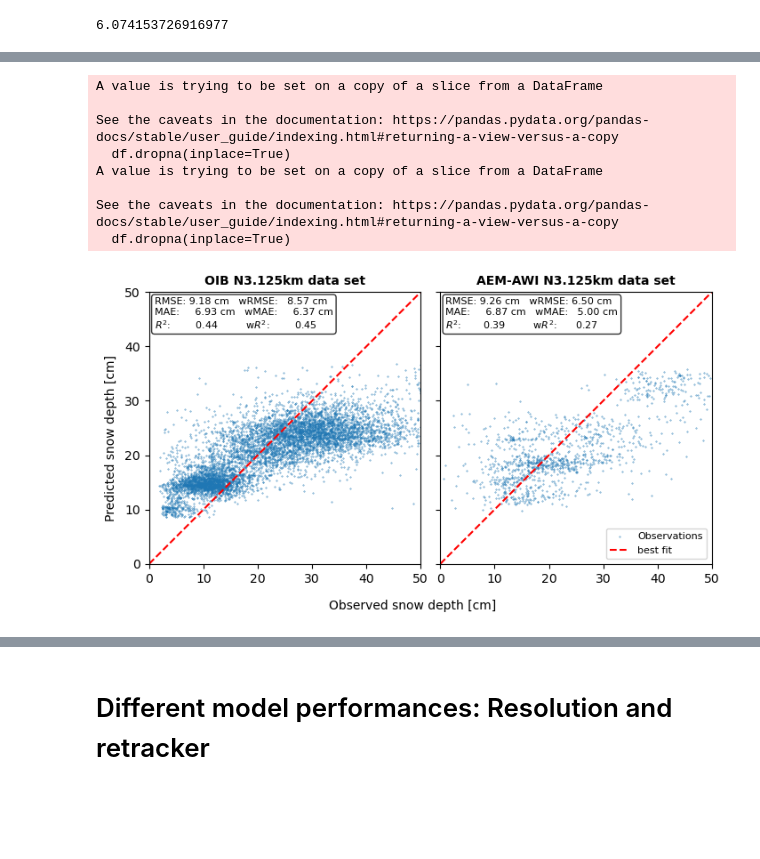
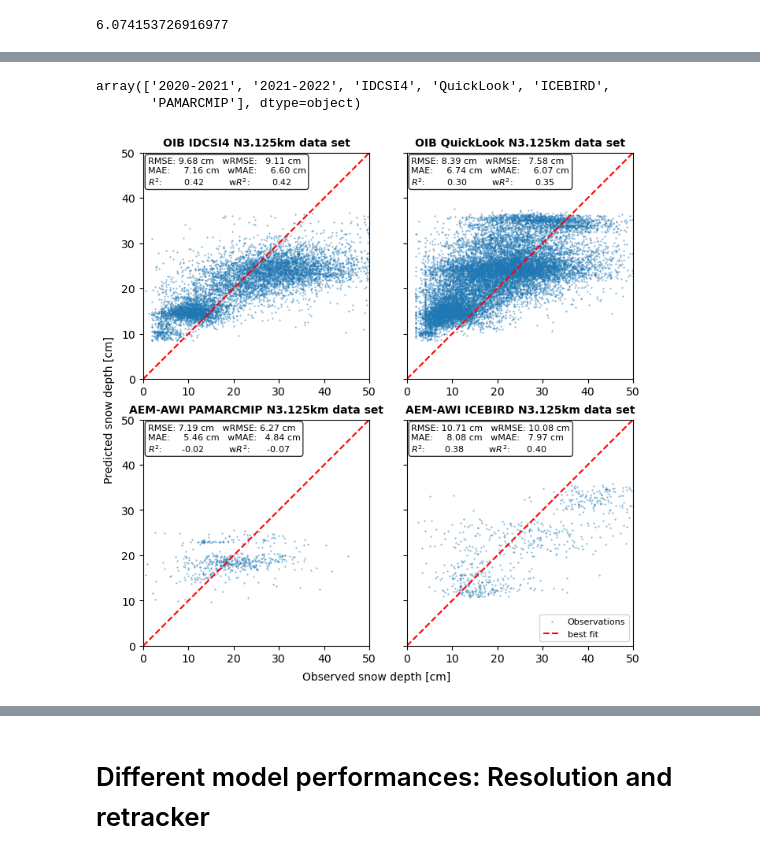
Before and after one commit to EHTellefsen/Arctic_Snow_Products, a Jupyter notebook: analysis/evaluate_model_performance.ipynb, the cells around one changed output, grey strips where cells are left out. Saved outputs shown, nothing was run; the diff lists cells and outputs as text; code cells hidden in the pictures; blank space fills up the shorter version.

Commit message:
finalize split script and plots

```diff
--- a/analysis/evaluate_model_performance.ipynb
+++ b/analysis/evaluate_model_performance.ipynb
@@ -96,12 +116,21 @@ print(np.sqrt(0.003689534349821941)*100)  # weighted RMSE on training set
+# %%
+input_df.secondary_id.unique()
+# %% [output]
+array(['2020-2021', '2021-2022', 'IDCSI4', 'QuickLook', 'ICEBIRD',
+       'PAMARCMIP'], dtype=object)
 # %%
-train_df = pd.read_parquet(data['train'])
-train_df.dropna(inplace=True)
-OIB_df = train_df[train_df['primary_id'].isin(['OIB'])]
-AEM_df = train_df[train_df['primary_id'].isin(['AEM_AWI'])]
+input_df = pd.read_parquet('C:\\Users\\ehate\\Desktop\\ASP\\ASP_code_projects\\ASP_predictor\\data\\intermediate\\datasets_final\\LARM_smoothed\\EASE2.0_N3.125km\\ASTD_v1.0-N3.125km-LARM_smoothed.parquet')
+#input_df.dropna(inplace=True)
+OIB_IDCSI4_df = input_df[input_df['secondary_id'].isin(['IDCSI4'])]
+OIB_QL_df = input_df[input_df['secondary_id'].isin(['QuickLook'])]
+OIB_QL_df = OIB_QL_df[OIB_QL_df['time']<'2015-01-01']  # limit to before Apr 2022
+AEM_PAMARCMIP_df = input_df[input_df['secondary_id'].isin(['PAMARCMIP'])]
+AEM_ICEBIRD_df = input_df[input_df['secondary_id'].isin(['ICEBIRD'])]
 
-fig, ax = plt.subplots(1, 2, figsize=(7,4), layout='constrained', sharey=True)
-for df in [OIB_df,  AEM_df]:
-    df.dropna(inplace=True)
+fig, ax = plt.subplots(2, 2, figsize=(7,7), layout='constrained', sharey=True)
+ax = ax.flatten()
+for df in [OIB_IDCSI4_df, OIB_QL_df, AEM_PAMARCMIP_df, AEM_ICEBIRD_df]:
+    #df.dropna(inplace=True)
     y_true = df['SD_mean'].values
     y_pred = model.predict(df)
     #weights = dataset['weight'].values
@@ -109,44 +138,51 @@ for df in [OIB_df,  AEM_df]:
     rmse = np.sqrt(np.mean((y_true - y_pred) ** 2))*100
     wrmse = np.sqrt(np.mean(((y_true - y_pred) ** 2) * (df['num_samples'] / np.mean(df['num_samples']))))*100
     mae = np.mean(np.abs(y_true - y_pred))*100
     wmae = np.mean(np.abs(y_true - y_pred) * (df['num_samples'] / np.mean(df['num_samples'])))*100
     r2 = 1 - (np.sum((y_true - y_pred) ** 2) / np.sum((y_true - np.mean(y_true)) ** 2))
     wr2 = 1 - (np.sum(((y_true - y_pred) ** 2) * (df['num_samples'] / np.mean(df['num_samples'])) ) / np.sum( ((y_true - np.mean(y_true)) ** 2) * (df['num_samples'] / np.mean(df['num_samples'])) ))
 
 
-    if df.equals(OIB_df):
-        title = 'OIB N3.125km data set'
+    if df.equals(OIB_IDCSI4_df):
+        title = 'OIB IDCSI4 N3.125km data set'
         idx = 0
         ax[idx].text(0.02, 0.98,
                 f"RMSE: {rmse:.2f} cm   wRMSE:   {wrmse:.2f} cm" + "\n" +
                 f"MAE:     {mae:.2f} cm   wMAE:     {wmae:.2f} cm" + "\n" +
                 f"$R^2$:        {r2:.2f}         w$R^2$:        {wr2:.2f}",
                         transform=ax[idx].transAxes, fontsize=8, verticalalignment='top', bbox=dict(boxstyle='round', facecolor='white', alpha=0.8))
-
-    elif df.equals(AEM_df):
-        title = 'AEM-AWI N3.125km data set'
+    elif df.equals(OIB_QL_df):
+        title = 'OIB QuickLook N3.125km data set'
         idx = 1
+        ax[idx].text(0.02, 0.98,
+                f"RMSE: {rmse:.2f} cm   wRMSE:   {wrmse:.2f} cm" + "\n" +
+                f"MAE:     {mae:.2f} cm   wMAE:     {wmae:.2f} cm" + "\n" +
+                f"$R^2$:        {r2:.2f}         w$R^2$:        {wr2:.2f}",
+                        transform=ax[idx].transAxes, fontsize=8, verticalalignment='top', bbox=dict(boxstyle='round', facecolor='white', alpha=0.8))
+    elif df.equals(AEM_PAMARCMIP_df):
+        title = 'AEM-AWI PAMARCMIP N3.125km data set'
+        idx = 2
+        ax[idx].text(0.02, 0.98,
+                f"RMSE: {rmse:.2f} cm   wRMSE: {wrmse:.2f} cm" + "\n" +
+                f"MAE:     {mae:.2f} cm   wMAE:   {wmae:.2f} cm" + "\n" +
+                f"$R^2$:       {r2:.2f}         w$R^2$:      {wr2:.2f}",
+                        transform=ax[idx].transAxes, fontsize=8, verticalalignment='top', bbox=dict(boxstyle='round', facecolor='white', alpha=0.8))
+    elif df.equals(AEM_ICEBIRD_df):
+        title = 'AEM-AWI ICEBIRD N3.125km data set'
+        idx = 3
         ax[idx].text(0.02, 0.98,
                 f"RMSE: {rmse:.2f} cm   wRMSE: {wrmse:.2f} cm" + "\n" +
                 f"MAE:     {mae:.2f} cm   wMAE:   {wmae:.2f} cm" + "\n" +
                 f"$R^2$:       {r2:.2f}         w$R^2$:      {wr2:.2f}",
                         transform=ax[idx].transAxes, fontsize=8, verticalalignment='top', bbox=dict(boxstyle='round', facecolor='white', alpha=0.8))
 
     obs_pred_plot(ax[idx], y_true*100, y_pred*100, val_range=(0,50), s=0.1)
     ax[idx].set_aspect('equal', 'box')
 
     ax[idx].set_title(f'{title}', fontsize=10, fontweight='bold')
 fig.supxlabel('Observed snow depth [cm]', fontsize=10)
 fig.supylabel('Predicted snow depth [cm]', fontsize=10)
 ax[-1].legend(loc=4,fontsize=8)
 fig.savefig('data/fig/scatter_OIBandAEM.png', dpi=300)
 # %% [output]
-A value is trying to be set on a copy of a slice from a DataFrame
-
-See the caveats in the documentation: https://pandas.pydata.org/pandas-docs/stable/user_guide/indexing.html#returning-a-view-versus-a-copy
-  df.dropna(inplace=True)
-A value is trying to be set on a copy of a slice from a DataFrame
-
-See the caveats in the documentation: https://pandas.pydata.org/pandas-docs/stable/user_guide/indexing.html#returning-a-view-versus-a-copy
-  df.dropna(inplace=True)
-[figure, old version]
+[figure, new version]
```
Also changed, not shown: parts of 8 cells of this notebook, 4 other files.
